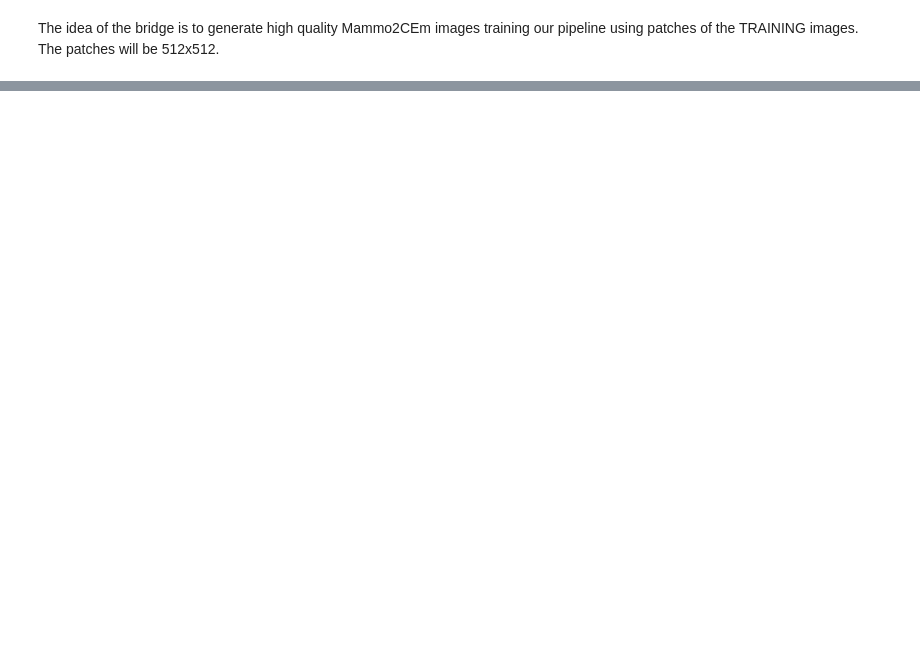
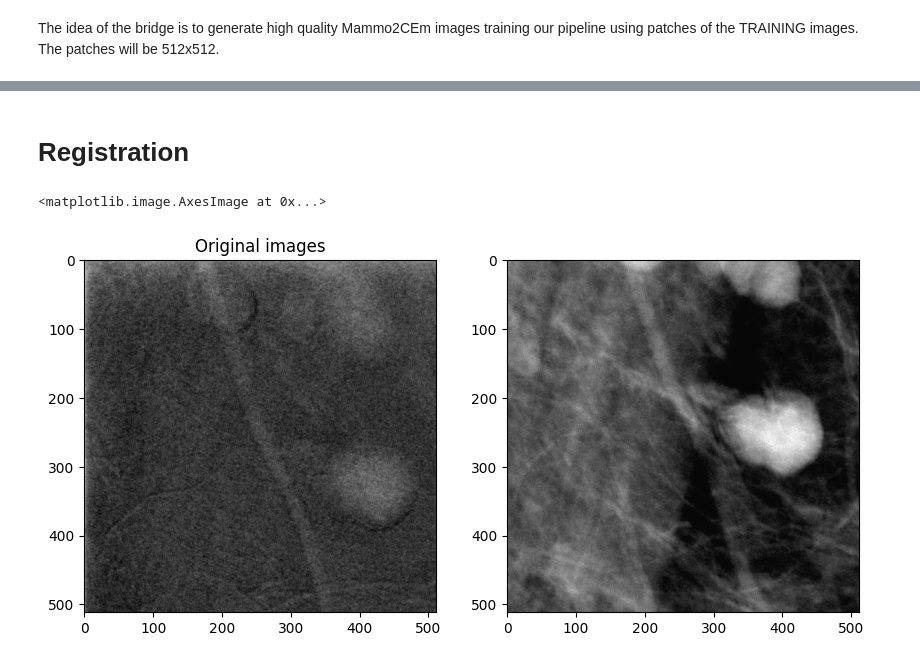
Before and after one commit to Likalto4/CEM-Detect, a Jupyter notebook: generation/bbridge/data_preparation/patches_preparation.ipynb, the cells around one changed output, grey strips where cells are left out. Cells and saved outputs as stored; diff of their text form; code cells hidden in the pictures; blank space fills up the shorter version.

```diff
--- a/generation/bbridge/data_preparation/patches_preparation.ipynb
+++ b/generation/bbridge/data_preparation/patches_preparation.ipynb
@@ -28,0 +83,16 @@ save_dir.mkdir(parents=True, exist_ok=True)
+# %%
+ex_im_path = im_dir_CEM / (train_metadata['image_name'][20] + '.jpg')
+low_im_path = im_dir_low / (ex_im_path.stem.replace('CM', 'DM') + '.jpg')
+
+# read the image
+ex_im = cv.imread(str(ex_im_path), cv.IMREAD_GRAYSCALE)
+low_im = cv.imread(str(low_im_path), cv.IMREAD_GRAYSCALE)
+print(f'image shapes: {ex_im.shape}, {low_im.shape}')
+
+# register images
+fixedImage = sitk.GetImageFromArray(ex_im)
+movingImage = sitk.GetImageFromArray(low_im)
+_, moved_im = registrater_affine(fixedImage, movingImage, show=False)
+low_im = sitk.GetArrayFromImage(moved_im)
+
+print(f'Shape after registration: {ex_im.shape}, {low_im.shape}')
@@ -91,0 +175,22 @@ Image from y:0 to y:512 and x:0 to x:512 is black: False
+# %% [markdown]
+# Registration
+# %%
+#define fixed and moving
+fixedImage = sitk.GetImageFromArray(ex_im)
+movingImage = sitk.GetImageFromArray(low_im)
+
+transformParameterMap, moved_im = registrater_affine(fixedImage, movingImage, show=False)
+# # move created files radiomics/TransformParameters.0.txt to data
+# shutil.move('TransformParameters.0.txt', repo_path / f'data/registration/transform_{pat_num}.txt')
+# %%
+# show first original images on top of each other
+fig, ax = plt.subplots(1,2, figsize=(10,5))
+# ax[0].imshow(ex_im, cmap='gray')
+ax[0].imshow(ex_im[0:512, 0:512], cmap='gray', alpha=0.99)
+ax[0].set_title('Original images')
+# show registered images
+# ax[1].imshow(ex_im, cmap='gray')
+ax[1].imshow(sitk.GetArrayFromImage(moved_im)[0:512, 0:512], cmap='gray', alpha=0.99)
+# %% [output]
+<matplotlib.image.AxesImage at 0x...>
+[figure, added]
```
Also changed, not shown: parts of 5 cells of this notebook, 2 other files.
